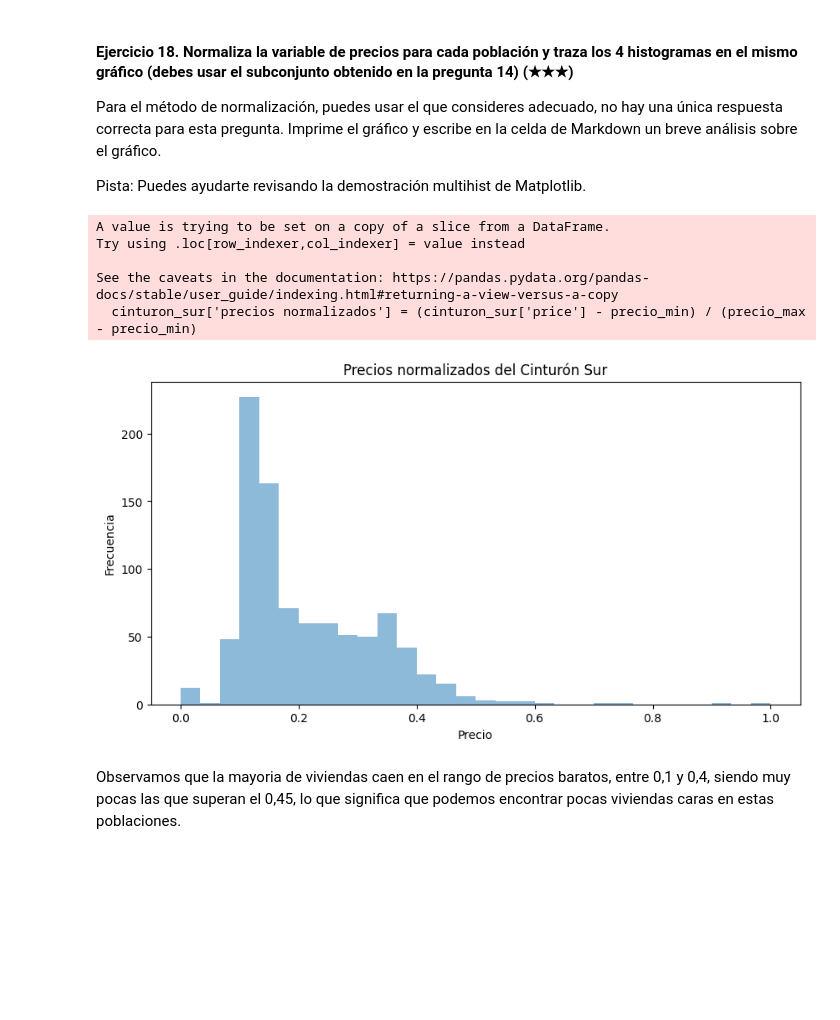
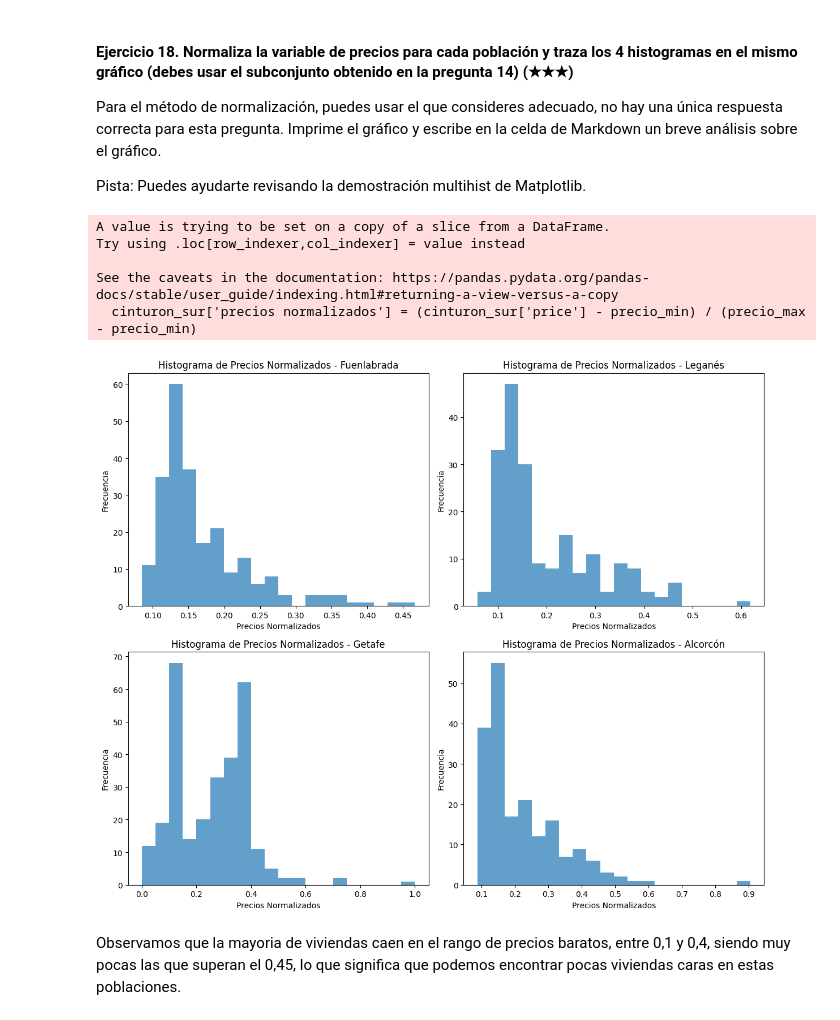
Before and after one commit to Piris14/realestate-datacleanup-exercise, a Jupyter notebook: project.es.ipynb, the cells around one changed output. Drawn from its saved outputs; the diff is of its cells as text; code cells hidden in the pictures; blank space fills up the shorter version.

```diff
--- a/project.es.ipynb
+++ b/project.es.ipynb
@@ -389,28 +405,54 @@ Pista: Puedes ayudarte revisando la demostración multihist de Matplotlib.
 # %%
 # TODO
 import pandas as pd
 import matplotlib.pyplot as plt
 df = pd.read_csv('assets/real_estate.csv', sep=';')
 df
 cinturon_sur = df[df['level5'].isin(['Fuenlabrada', 'Leganés', 'Getafe', 'Alcorcón'])]
 precio_max = cinturon_sur['price'].max()
 precio_min = cinturon_sur['price'].min()
 
 cinturon_sur['precios normalizados'] = (cinturon_sur['price'] - precio_min) / (precio_max - precio_min)
 
-plt.figure(figsize = (10, 5))
-plt.hist(cinturon_sur['precios normalizados'], bins = 30, alpha = 0.5)
-plt.title('Precios normalizados del Cinturón Sur')
-plt.xlabel('Precio')
-plt.ylabel ('Frecuencia')
+fig, axes = plt.subplots(2, 2, figsize=(12, 10))
+
+ax1 = axes[0, 0]
+fuenlabrada = cinturon_sur[cinturon_sur['level5'] == 'Fuenlabrada']
+ax1.hist(fuenlabrada['precios normalizados'], bins=20, alpha=0.7)
+ax1.set_title('Histograma de Precios Normalizados - Fuenlabrada')
+ax1.set_xlabel('Precios Normalizados')
+ax1.set_ylabel('Frecuencia')
+
+ax2 = axes[0, 1]
+leganes = cinturon_sur[cinturon_sur['level5'] == 'Leganés']
+ax2.hist(leganes['precios normalizados'], bins=20, alpha=0.7)
+ax2.set_title('Histograma de Precios Normalizados - Leganés')
+ax2.set_xlabel('Precios Normalizados')
+ax2.set_ylabel('Frecuencia')
+
+ax3 = axes[1, 0]
+getafe = cinturon_sur[cinturon_sur['level5'] == 'Getafe']
+ax3.hist(getafe['precios normalizados'], bins=20, alpha=0.7)
+ax3.set_title('Histograma de Precios Normalizados - Getafe')
+ax3.set_xlabel('Precios Normalizados')
+ax3.set_ylabel('Frecuencia')
+
+ax4 = axes[1, 1]
+alcorcon = cinturon_sur[cinturon_sur['level5'] == 'Alcorcón']
+ax4.hist(alcorcon['precios normalizados'], bins=20, alpha=0.7)
+ax4.set_title('Histograma de Precios Normalizados - Alcorcón')
+ax4.set_xlabel('Precios Normalizados')
+ax4.set_ylabel('Frecuencia')
+
+plt.tight_layout()
 plt.show()
 # %% [output]
 A value is trying to be set on a copy of a slice from a DataFrame.
 Try using .loc[row_indexer,col_indexer] = value instead
 
 See the caveats in the documentation: https://pandas.pydata.org/pandas-docs/stable/user_guide/indexing.html#returning-a-view-versus-a-copy
   cinturon_sur['precios normalizados'] = (cinturon_sur['price'] - precio_min) / (precio_max - precio_min)
-[figure, old version]
+[figure, new version]
 # %% [markdown]
 Observamos que la mayoria de viviendas caen en el rango de precios baratos, entre 0,1 y 0,4, siendo muy pocas las que superan el 0,45, lo que significa que podemos encontrar pocas viviendas caras en estas poblaciones.
 # %% [markdown]
```
Also changed, not shown: parts of 6 cells of this notebook.
